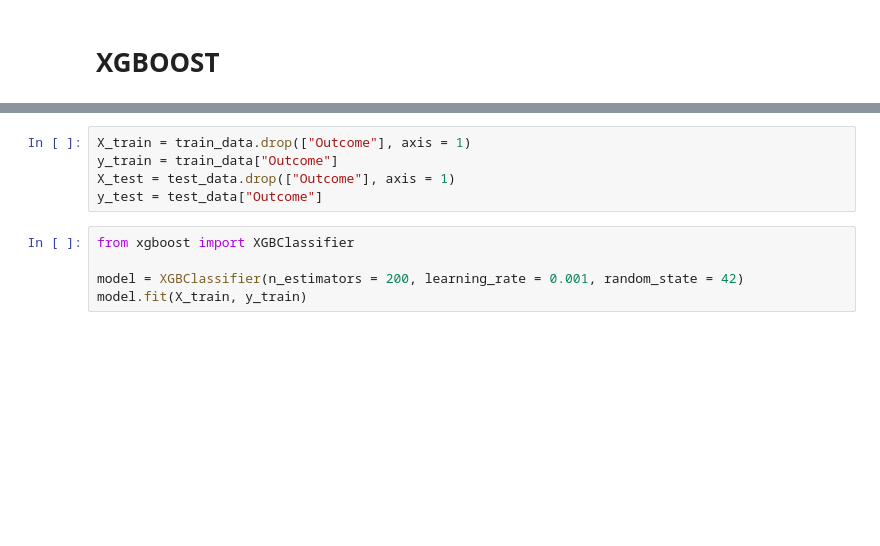
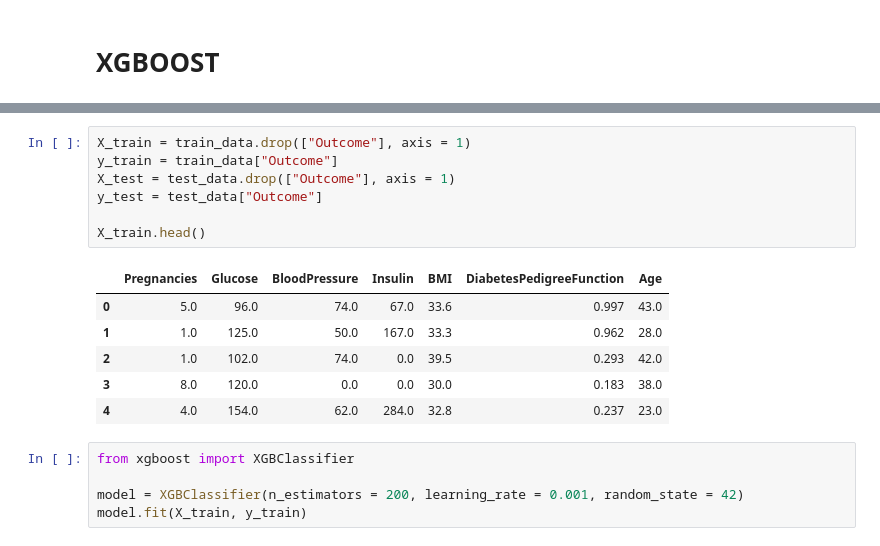
Before and after one commit to EdgarRodriguezM/supervised_learning_models, a Jupyter notebook: src/04_XGBoost.ipynb, the cells around one changed output, grey strips where cells are left out. Saved outputs shown, nothing was run; the diff lists cells and outputs as text; blank space fills up the shorter version.

```diff
--- a/src/04_XGBoost.ipynb
+++ b/src/04_XGBoost.ipynb
@@ -17,8 +17,17 @@ train_data.head()
 # %%
 X_train = train_data.drop(["Outcome"], axis = 1)
 y_train = train_data["Outcome"]
 X_test = test_data.drop(["Outcome"], axis = 1)
 y_test = test_data["Outcome"]
+
+X_train.head()
+# %% [output]
+|  | Pregnancies | Glucose | BloodPressure | Insulin | BMI | DiabetesPedigreeFunction | Age |
+| 0 | 5.0 | 96.0 | 74.0 | 67.0 | 33.6 | 0.997 | 43.0 |
+| 1 | 1.0 | 125.0 | 50.0 | 167.0 | 33.3 | 0.962 | 28.0 |
+| 2 | 1.0 | 102.0 | 74.0 | 0.0 | 39.5 | 0.293 | 42.0 |
+| 3 | 8.0 | 120.0 | 0.0 | 0.0 | 30.0 | 0.183 | 38.0 |
+| 4 | 4.0 | 154.0 | 62.0 | 284.0 | 32.8 | 0.237 | 23.0 |
 # %%
 from xgboost import XGBClassifier
 
```
Also changed, not shown: parts of 3 cells of this notebook, 4 other files.
